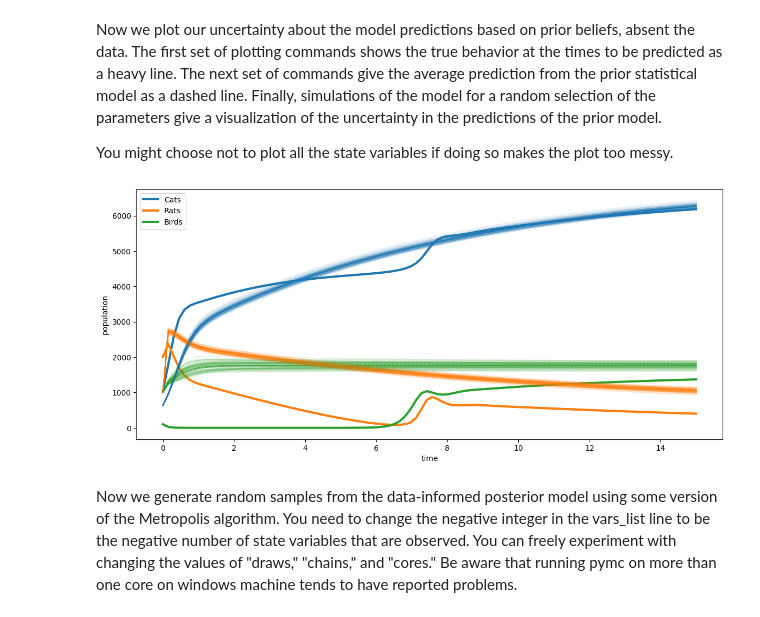
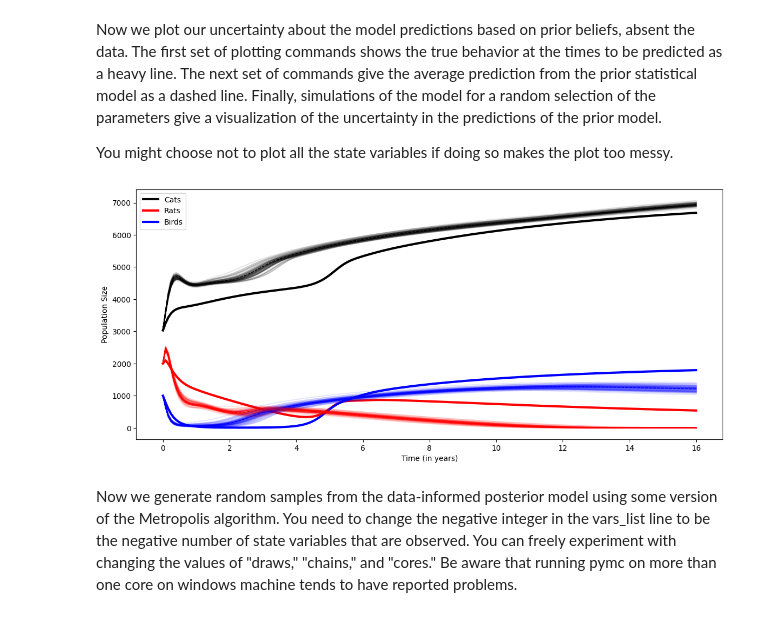
Before and after one commit to gabeweredyk/FoAM-project, a Jupyter notebook: CatPopulations.ipynb, the cells around one changed output. Saved outputs shown, nothing was run; the diff lists cells and outputs as text; code cells hidden in the pictures.

```diff
--- a/CatPopulations.ipynb
+++ b/CatPopulations.ipynb
@@ -302,9 +319,9 @@ Now that the everything has been specified about the statistical inputs and assu
 In this next block of code, one needs to choose the time range of prediction, which should be longer than the time range of observation in practice.
 # %%
 # number of time points
-ntimes_pred = 100
+ntimes_pred = 200
 # time to predict up to
-time_pred_end = 15
+time_pred_end = 16
 # This gives "ntimes" equally spaced points of time between the first and second argument
 times_pred = np.linspace(0, time_pred_end, ntimes_pred)
 # Now we run the ground truth model over this prediction range to compare against the statistical predictions
@@ -312,7 +329,7 @@ statevalues_pred = odeint(func=dX_dt, y0=theta[-nstatevars:], t=times_pred, args
 # %% [markdown]
 Change the arguments of the next function to your uncertain parameters.  This function just allows those uncertain parameters to be varied over randomly sampled values with the other parameters held fixed.  By default, the fixed parameters are set to their true values.  If you wish the "known" parameters to be misspecified, then change their values manually within this definition, after the line defining theta.
 # %%
-def model_of_uncertain_pars(gamma,gamma_R,mu_B,mu_R,eta_B,K_F,K_R, K_B):
+def model_of_uncertain_pars(S_1, gamma, gamma_R, mu_B, mu_R, eta_B, K_B, K_F, K_R):
     theta=np.array([S_1, S_0, gamma, gamma_R, mu_B, mu_R, eta_B, r_F, r_R, r_B, T_S, v_Plus, alpha, rho, eps, K_F, K_R, K_B, F_in, N_in, R_in, B_in])
     return odeint(func=dX_dt, y0=theta[-nstatevars:], t=times_pred, args=(theta,))
 # %% [markdown]
@@ -322,24 +339,24 @@ You might choose not to plot all the state variables if doing so makes the plot
 # %%
 _, ax = plt.subplots(figsize=(14, 6))
 prior = trace_prior.prior.stack(samples=("draw", "chain"))
-ax.plot(times_pred, statevalues_pred[:, 0] + statevalues_pred[:, 1], label="Cats", c="C0", mec="k",linewidth=3)
-ax.plot(times_pred, statevalues_pred[:, 2], label="Rats", c="C1", mec="k",linewidth=3)
-ax.plot(times_pred, statevalues_pred[:, 3], label="Birds", c="C2", mec="k",linewidth=3)
-mean_predictions=model_of_uncertain_pars(prior["gamma"].mean(), prior["gamma_R"].mean(), prior["mu_B"].mean(), prior["mu_R"].mean(), prior["eta_B"].mean(), prior["K_F"].mean(), prior["K_R"].mean(), prior["K_B"].mean() )
-ax.plot(times_pred, mean_predictions[:, 0] + mean_predictions[:, 1], '--',  c="C0", mec="k",linewidth=1)
-ax.plot(times_pred, mean_predictions[:, 2], '--',  c="C1", mec="k",linewidth=1)
-ax.plot(times_pred, mean_predictions[:, 3], '--',  c="C2", mec="k",linewidth=1)
+ax.plot(times_pred, statevalues_pred[:, 0] + statevalues_pred[:, 1], label="Cats", c="k", mec="k",linewidth=3)
+ax.plot(times_pred, statevalues_pred[:, 2], label="Rats", c="r", mec="k",linewidth=3)
+ax.plot(times_pred, statevalues_pred[:, 3], label="Birds", c="b", mec="k",linewidth=3)
+mean_predictions=model_of_uncertain_pars(prior["S_1"].mean(), prior["gamma"].mean(), prior["gamma_R"].mean(), prior["mu_B"].mean(), prior["mu_R"].mean(), prior["eta_B"].mean(), prior["K_F"].mean(), prior["K_R"].mean(), prior["K_B"].mean() )
+ax.plot(times_pred, mean_predictions[:, 0] + mean_predictions[:, 1], '--',  c="k", mec="k",linewidth=1)
+ax.plot(times_pred, mean_predictions[:, 2], '--',  c="r", mec="k",linewidth=1)
+ax.plot(times_pred, mean_predictions[:, 3], '--',  c="b", mec="k",linewidth=1)
 for i in np.random.randint(0, prior["gamma"].size, 75):
-    sim = model_of_uncertain_pars(prior["gamma"][i], prior["gamma_R"][i], prior["mu_B"][i], prior["mu_R"][i], prior["eta_B"][i], prior["K_F"][i],prior["K_R"][i],prior["K_B"][i])
-    ax.plot(times_pred, sim[:, 0] + sim[:, 1], alpha=0.1, c="C0")
-    ax.plot(times_pred, sim[:, 2], alpha=0.1, c="C1")
-    ax.plot(times_pred, sim[:, 3], alpha=0.1, c="C2")
-ax.set_xlabel("time")
-ax.set_ylabel("population")
+    sim = model_of_uncertain_pars(prior["S_1"][i], prior["gamma"][i], prior["gamma_R"][i], prior["mu_B"][i], prior["mu_R"][i], prior["eta_B"][i], prior["K_F"][i],prior["K_R"][i],prior["K_B"][i])
+    ax.plot(times_pred, sim[:, 0] + sim[:, 1], alpha=0.1, c="k")
+    ax.plot(times_pred, sim[:, 2], alpha=0.1, c="r")
+    ax.plot(times_pred, sim[:, 3], alpha=0.1, c="b")
+ax.set_xlabel("Time (in years)")
+ax.set_ylabel("Population Size")
 ax.legend();
 plt.savefig('priorfile.png')
 # %% [output]
-[figure, old version]
+[figure, new version]
 # %% [markdown]
 Now we generate random samples from the data-informed posterior model using some version of the Metropolis algorithm.  You need to change the negative integer in the vars_list line to be the negative number of state variables that are observed.  You can freely experiment with changing the values of "draws," "chains," and "cores."  Be aware that running pymc on more than one core on windows machine tends to have reported problems.
 # %%
```
Also changed, not shown: parts of 10 cells of this notebook, 8 other files.
